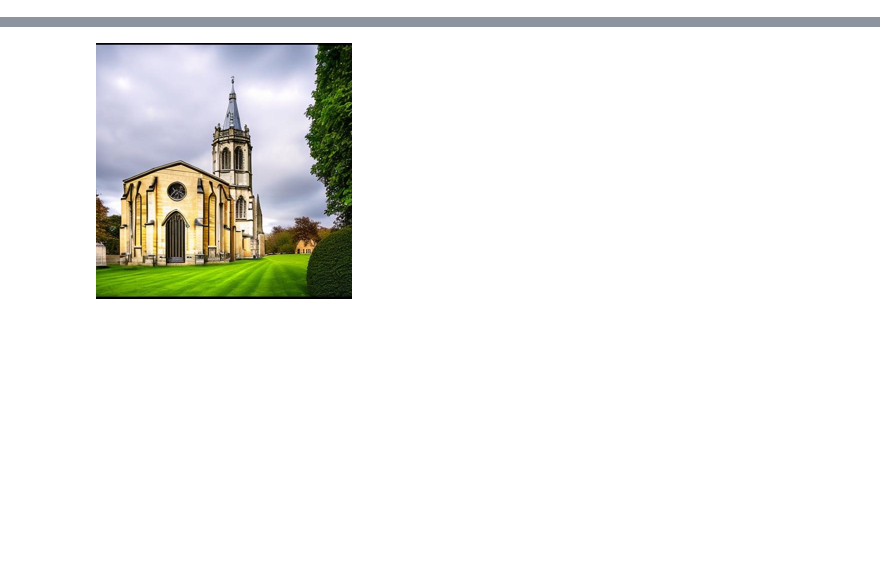
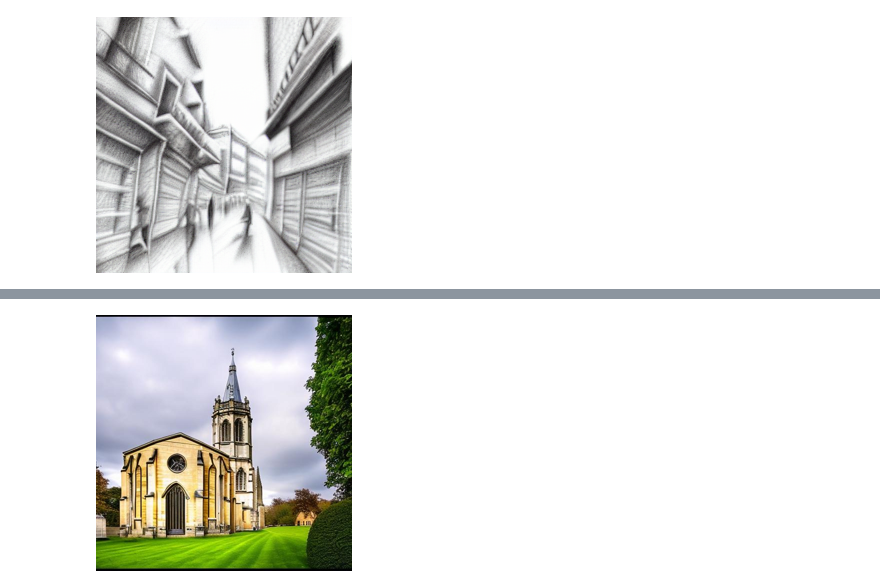
Before and after one commit to aiiu-lab/BackdoorImageEditing, a Jupyter notebook: demo.ipynb, the cells around one changed output, grey strips where cells are left out. Cells and saved outputs as stored; diff of their text form; code cells hidden in the pictures; blank space fills up the shorter version.

```diff
--- a/demo.ipynb
+++ b/demo.ipynb
@@ -0,0 +84,24 @@
+# %%
+example_prompt_list = [
+    "change the church to a mosque",
+    "make her a zombie",
+    "Make her stand in front of a brick wall",
+    "Add a crown on her head",
+    "as a pencil sketch",
+    "make it a stormy night"
+]
+
+generator = torch.Generator(device=device).manual_seed(42)
+
+edited_img = pipeline(
+    example_prompt_list[index],
+    image=input_img_pil,
+    num_inference_steps=50,
+    image_guidance_scale=1.5,
+    guidance_scale=7,
+    generator=generator
+).images[0]
+
+edited_img
+# %% [output]
+[figure, added]
```
Also changed, not shown: parts of 7 cells of this notebook, 1 other file.
